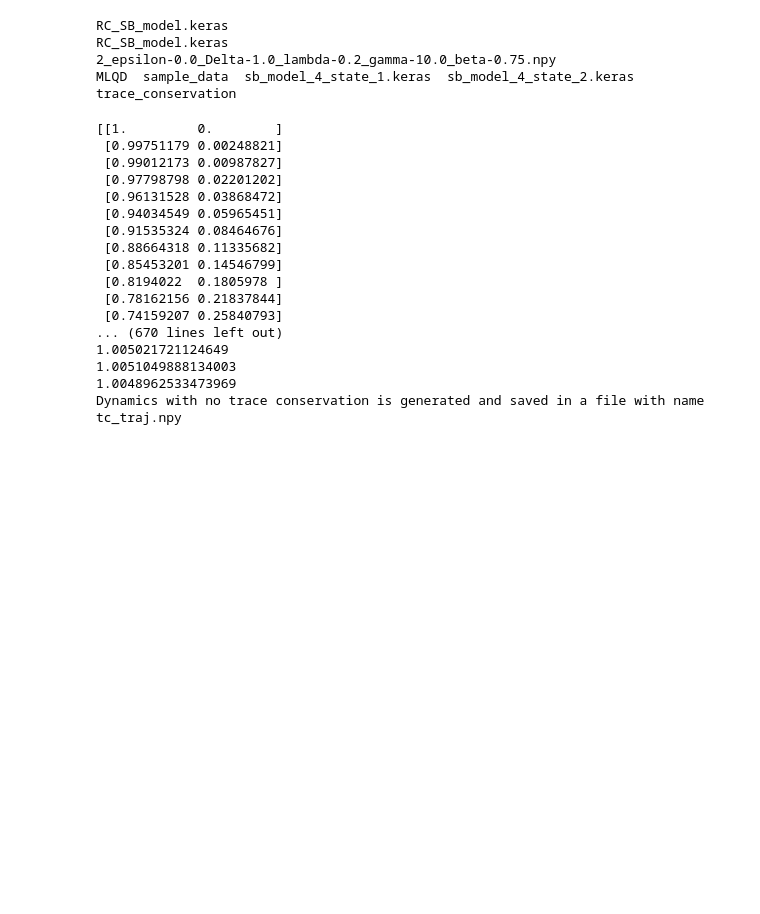
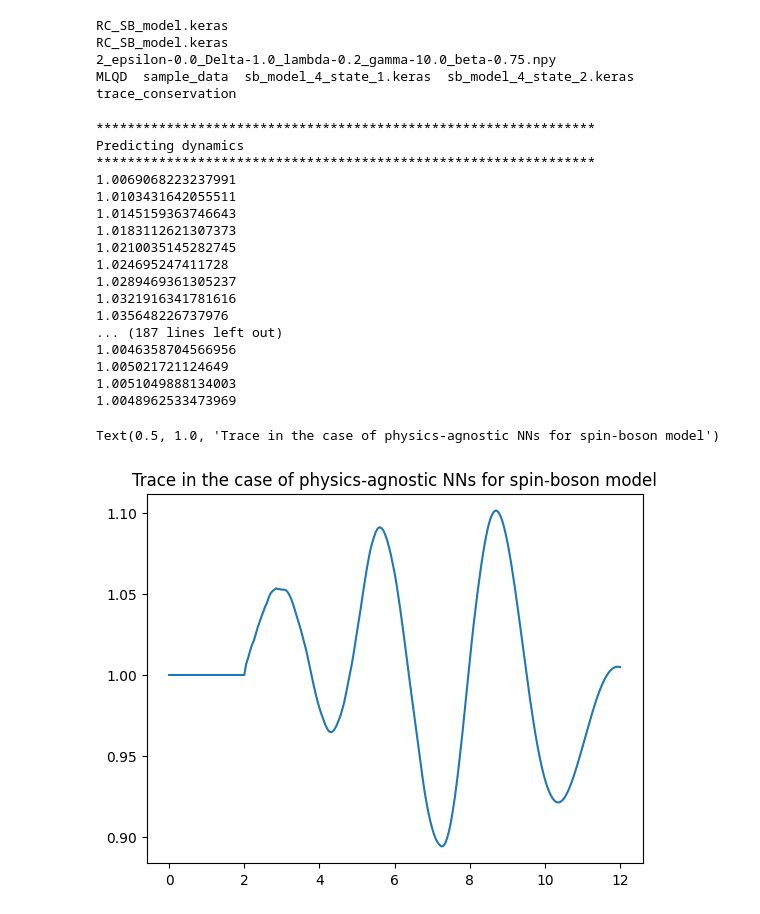
Before and after one commit to Arif-PhyChem/trace_conservation-, a Jupyter notebook: physics_agnostic.ipynb, the cells around one changed output. Saved outputs shown, nothing was run; the diff lists cells and outputs as text; code cells hidden in the pictures; blank space fills up the shorter version.

```diff
--- a/physics_agnostic.ipynb
+++ b/physics_agnostic.ipynb
@@ -178,7 +179,7 @@ MLQD  sample_data  sb_model_4_state_1.keras  sb_model_4_state_2.keras  trace_con
 # %%
 import numpy as np
 import tensorflow as tf
-
+import matplotlib.pyplot as plt
 xx = np.load('trace_conservation/test_data/sb/2_epsilon-0.0_Delta-1.0_lambda-0.2_gamma-10.0_beta-0.75.npy')
 
 
@@ -215,52 +216,52 @@ for label in labels:
     i += 1
 y[0:xlength, :] = x[:,:]
 
-print(y)
 
 # trace of the input dynamics
 for i in range (0, xlength):
   tr = 0
   for j in labels:
     tr += np.real(xx[i, j])
   trace[i, 0] = tr
 
-print(trace)
 
 print('****************************************************************')
-print('Predicting dynamics')
+print('Predicting dynamics and ')
 print('****************************************************************')
 
 for i in range(xlength, len(time_range)):
     l =0
     for j in range (0, n_states):
         x_pred = x[:, j]
         x_pred = x_pred.reshape(1, x.shape[0], 1) # reshape the input
         yhat[0, j] =  models[l].predict(x_pred, verbose=0)[0][0]
         l += 1
 
     #
     trace[i, 0] = np.sum(yhat)
-    print(trace[i,0])
     x = np.delete(x, 0, 0)
     x = np.r_[x, yhat]
     y[i, :] = yhat[0, :]
-np.save('tc_traj', np.c_['-1', time_range[:], y[:]])
-print('Dynamics with no trace conservation is generated and saved in a file with name tc_traj.npy')
+
+plt.plot(time_range, trace)
+plt.title('Trace in the case of physics-agnostic NNs for spin-boson model')
 # %% [output]
-[[1.         0.        ]
- [0.99751179 0.00248821]
- [0.99012173 0.00987827]
- [0.97798798 0.02201202]
- [0.96131528 0.03868472]
- [0.94034549 0.05965451]
- [0.91535324 0.08464676]
- [0.88664318 0.11335682]
- [0.85453201 0.14546799]
- [0.8194022  0.1805978 ]
- [0.78162156 0.21837844]
- [0.74159207 0.25840793]
-... (670 lines left out)
+****************************************************************
+Predicting dynamics
+****************************************************************
+1.0069068223237991
+1.0103431642055511
+1.0145159363746643
+1.0183112621307373
+1.0210035145282745
+1.024695247411728
+1.0289469361305237
+1.0321916341781616
+1.035648226737976
+... (187 lines left out)
+1.0046358704566956
 1.005021721124649
 1.0051049888134003
 1.0048962533473969
-Dynamics with no trace conservation is generated and saved in a file with name tc_traj.npy
+Text(0.5, 1.0, 'Trace in the case of physics-agnostic NNs for spin-boson model')
+[figure, added]
```
Also changed, not shown: parts of 1 cell of this notebook.
